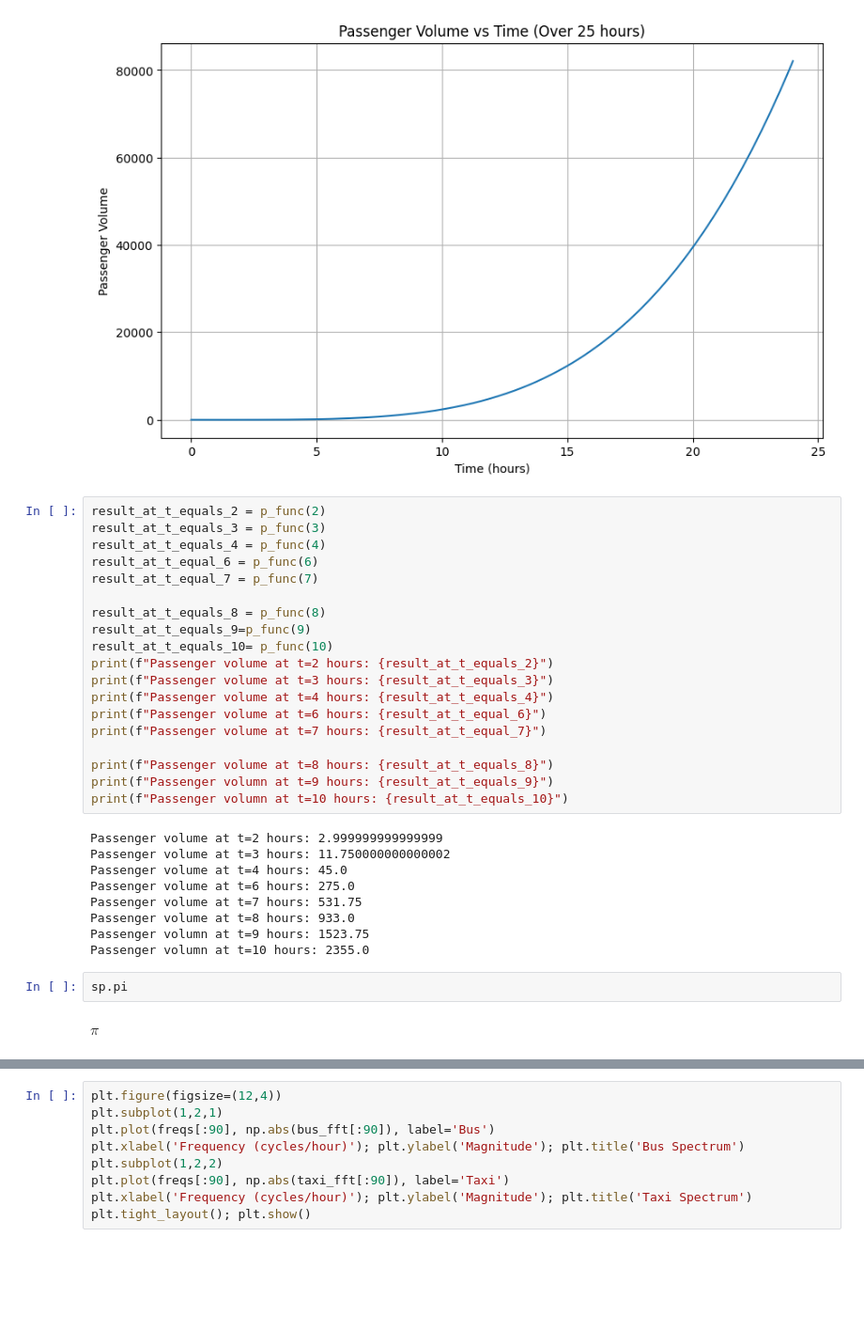
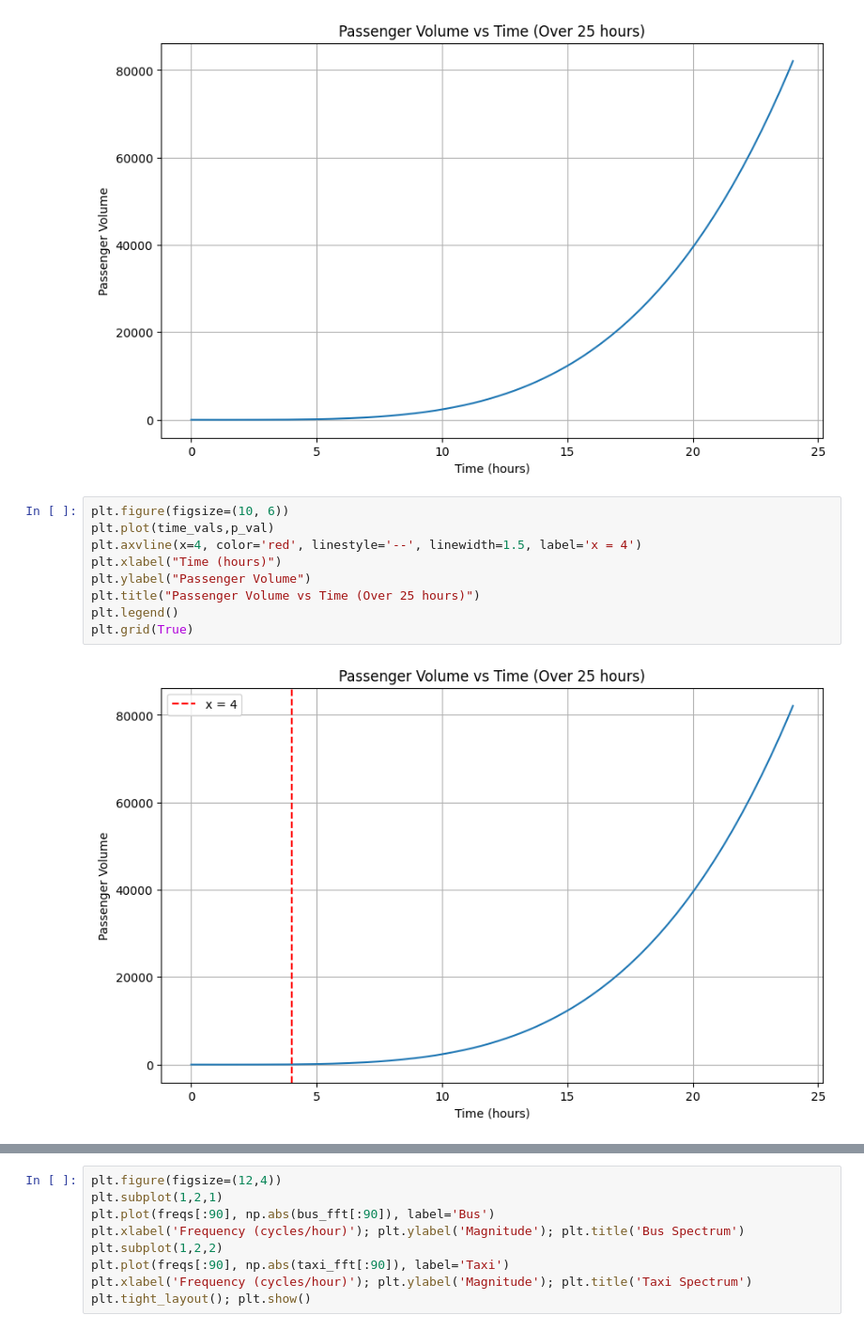
Before and after one commit to Chanura04/Maths-CW, a Jupyter notebook: 20240955.ipynb, the cells around one changed output, grey strips where cells are left out. Shown at 94% size. Drawn from its saved outputs; the diff is of its cells as text; blank space fills up the shorter version.

```diff
--- a/20240955.ipynb
+++ b/20240955.ipynb
@@ -212,35 +210,14 @@ plt.title("Passenger Volume vs Time (Over 25 hours)")
 plt.grid(True)
 # %% [output]
 [figure]
-# %%
-result_at_t_equals_2 = p_func(2)
-result_at_t_equals_3 = p_func(3)
-result_at_t_equals_4 = p_func(4)
-result_at_t_equal_6 = p_func(6)
-result_at_t_equal_7 = p_func(7)
-
-result_at_t_equals_8 = p_func(8)
-result_at_t_equals_9=p_func(9)
-result_at_t_equals_10= p_func(10)
-print(f"Passenger volume at t=2 hours: {result_at_t_equals_2}")
-print(f"Passenger volume at t=3 hours: {result_at_t_equals_3}")
-print(f"Passenger volume at t=4 hours: {result_at_t_equals_4}")
-print(f"Passenger volume at t=6 hours: {result_at_t_equal_6}")
-print(f"Passenger volume at t=7 hours: {result_at_t_equal_7}")
-
-print(f"Passenger volume at t=8 hours: {result_at_t_equals_8}")
-print(f"Passenger volumn at t=9 hours: {result_at_t_equals_9}")
-print(f"Passenger volumn at t=10 hours: {result_at_t_equals_10}")
-# %% [output]
-Passenger volume at t=2 hours: 2.999999999999999
-Passenger volume at t=3 hours: 11.750000000000002
-Passenger volume at t=4 hours: 45.0
-Passenger volume at t=6 hours: 275.0
-Passenger volume at t=7 hours: 531.75
-Passenger volume at t=8 hours: 933.0
-Passenger volumn at t=9 hours: 1523.75
-Passenger volumn at t=10 hours: 2355.0
-# %%
-sp.pi
-# %% [output]
-$\displaystyle \pi$
+# %%
+plt.figure(figsize=(10, 6))
+plt.plot(time_vals,p_val)
+plt.axvline(x=4, color='red', linestyle='--', linewidth=1.5, label='x = 4')
+plt.xlabel("Time (hours)")
+plt.ylabel("Passenger Volume")
+plt.title("Passenger Volume vs Time (Over 25 hours)")
+plt.legend()
+plt.grid(True)
+# %% [output]
+[figure, added]
```
Also changed, not shown: parts of 28 cells of this notebook.
